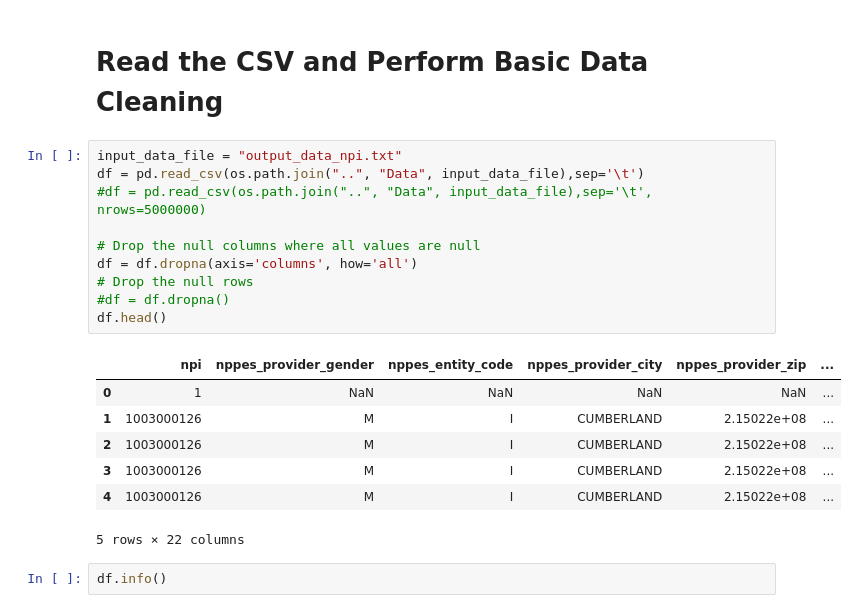
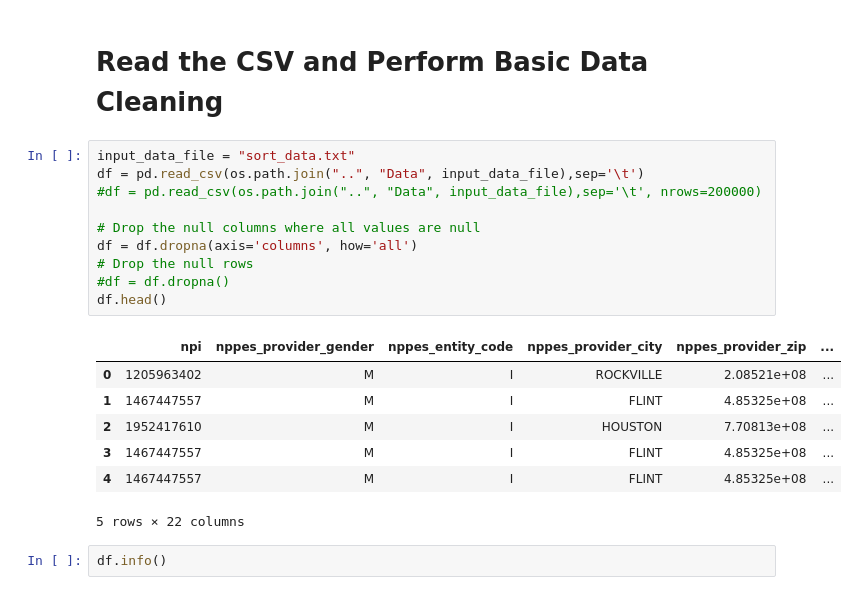
Before and after one commit to gleixners792/Final_Project, a Jupyter notebook: code/Sort_data.ipynb, the cells around one changed output. Cells and saved outputs as stored; diff of their text form.

```diff
--- a/code/Sort_data.ipynb
+++ b/code/Sort_data.ipynb
@@ -5,22 +5,22 @@ import numpy as np
 # %% [markdown]
 # Read the CSV and Perform Basic Data Cleaning
 # %%
-input_data_file = "output_data_npi.txt"
+input_data_file = "sort_data.txt"
 df = pd.read_csv(os.path.join("..", "Data", input_data_file),sep='\t')
-#df = pd.read_csv(os.path.join("..", "Data", input_data_file),sep='\t', nrows=5000000)
+#df = pd.read_csv(os.path.join("..", "Data", input_data_file),sep='\t', nrows=200000)
 
 # Drop the null columns where all values are null
 df = df.dropna(axis='columns', how='all')
 # Drop the null rows
 #df = df.dropna()
 df.head()
 # %% [output]
 |  | npi | nppes_provider_gender | nppes_entity_code | nppes_provider_city | nppes_provider_zip | ... |
-| 0 | 1 | NaN | NaN | NaN | NaN | ... |
-| 1 | 1003000126 | M | I | CUMBERLAND | 2.15022e+08 | ... |
-| 2 | 1003000126 | M | I | CUMBERLAND | 2.15022e+08 | ... |
-| 3 | 1003000126 | M | I | CUMBERLAND | 2.15022e+08 | ... |
-| 4 | 1003000126 | M | I | CUMBERLAND | 2.15022e+08 | ... |
+| 0 | 1205963402 | M | I | ROCKVILLE | 2.08521e+08 | ... |
+| 1 | 1467447557 | M | I | FLINT | 4.85325e+08 | ... |
+| 2 | 1952417610 | M | I | HOUSTON | 7.70813e+08 | ... |
+| 3 | 1467447557 | M | I | FLINT | 4.85325e+08 | ... |
+| 4 | 1467447557 | M | I | FLINT | 4.85325e+08 | ... |
 5 rows × 22 columns
 # %%
 df.info()
```
Also changed, not shown: parts of 7 cells of this notebook, 13 other files.
